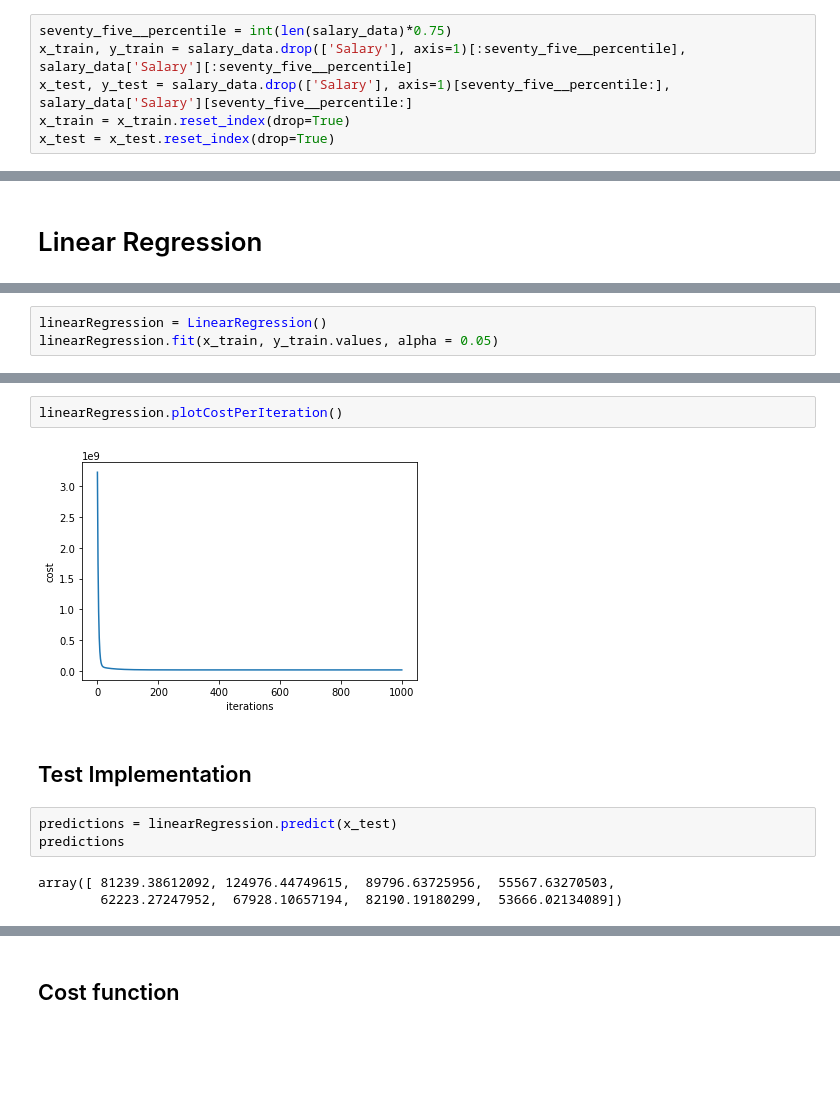
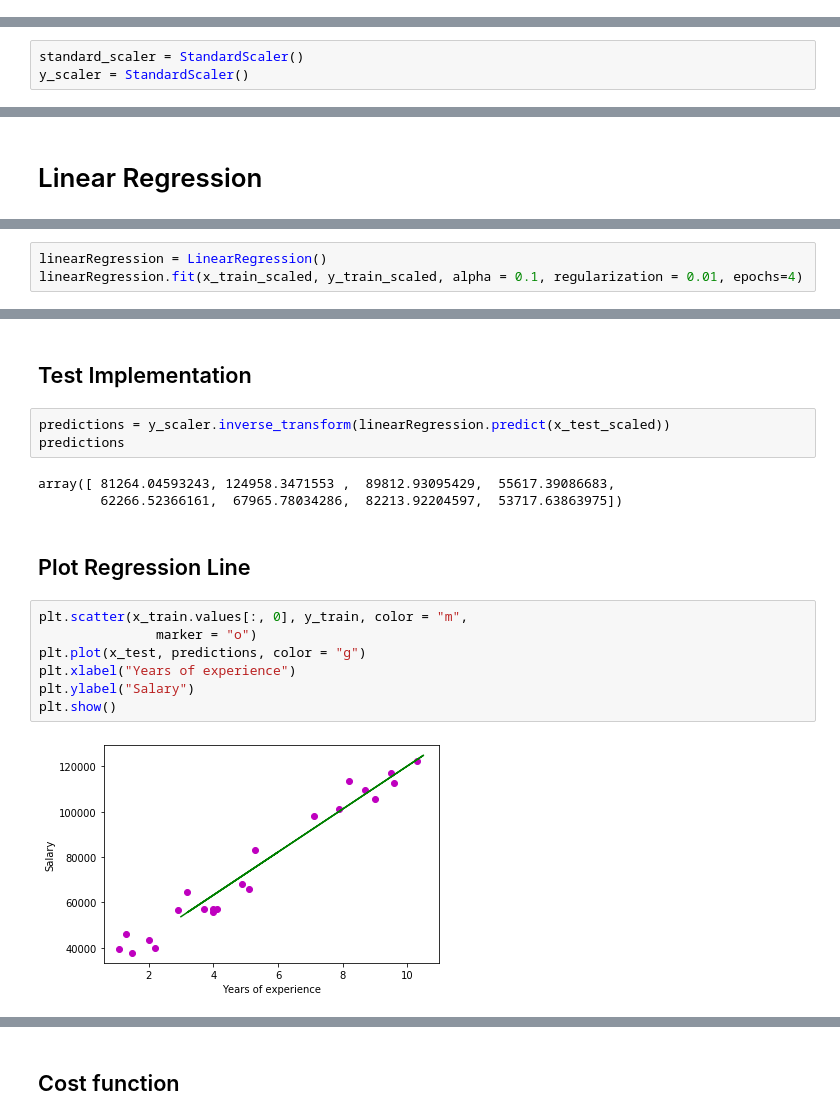
Before and after one commit to luisespriella9/ML-Algorithms, a Jupyter notebook: Linear and Logistic Regression.ipynb, the cells around one changed output, grey strips where cells are left out. Drawn from its saved outputs; the diff is of its cells as text; blank space fills up the shorter version.

```diff
--- a/Linear and Logistic Regression.ipynb
+++ b/Linear and Logistic Regression.ipynb
@@ -60,6 +59,0 @@ plt.scatter(salary_data['YearsExperience'], salary_data['Salary'])
-# %%
-seventy_five__percentile = int(len(salary_data)*0.75)
-x_train, y_train = salary_data.drop(['Salary'], axis=1)[:seventy_five__percentile], salary_data['Salary'][:seventy_five__percentile]
-x_test, y_test = salary_data.drop(['Salary'], axis=1)[seventy_five__percentile:], salary_data['Salary'][seventy_five__percentile:]
-x_train = x_train.reset_index(drop=True)
-x_test = x_test.reset_index(drop=True)
@@ -65,0 +62,3 @@ x_test = x_test.reset_index(drop=True)
+# %%
+standard_scaler = StandardScaler()
+y_scaler = StandardScaler()
@@ -68,4 +141,4 @@ x_test = x_test.reset_index(drop=True)
 # %%
 linearRegression = LinearRegression()
-linearRegression.fit(x_train, y_train.values, alpha = 0.05)
+linearRegression.fit(x_train_scaled, y_train_scaled, alpha = 0.1, regularization = 0.01, epochs=4)
 # %% [output]
@@ -77,12 +147,19 @@ linearRegression.plot_regression_line('Salary')
-# %%
-linearRegression.plotCostPerIteration()
-# %% [output]
-[figure, removed]
 # %% [markdown]
 ## Test Implementation
 # %%
-predictions = linearRegression.predict(x_test)
+predictions = y_scaler.inverse_transform(linearRegression.predict(x_test_scaled))
 predictions
 # %% [output]
-array([ 81239.38612092, 124976.44749615,  89796.63725956,  55567.63270503,
-        62223.27247952,  67928.10657194,  82190.19180299,  53666.02134089])
+array([ 81264.04593243, 124958.3471553 ,  89812.93095429,  55617.39086683,
+        62266.52366161,  67965.78034286,  82213.92204597,  53717.63863975])
+# %% [markdown]
+## Plot Regression Line
+# %%
+plt.scatter(x_train.values[:, 0], y_train, color = "m",
+               marker = "o")
+plt.plot(x_test, predictions, color = "g")
+plt.xlabel("Years of experience")
+plt.ylabel("Salary")
+plt.show()
+# %% [output]
+[figure, added]
```
Also changed, not shown: parts of 81 cells of this notebook, 1 other file.
